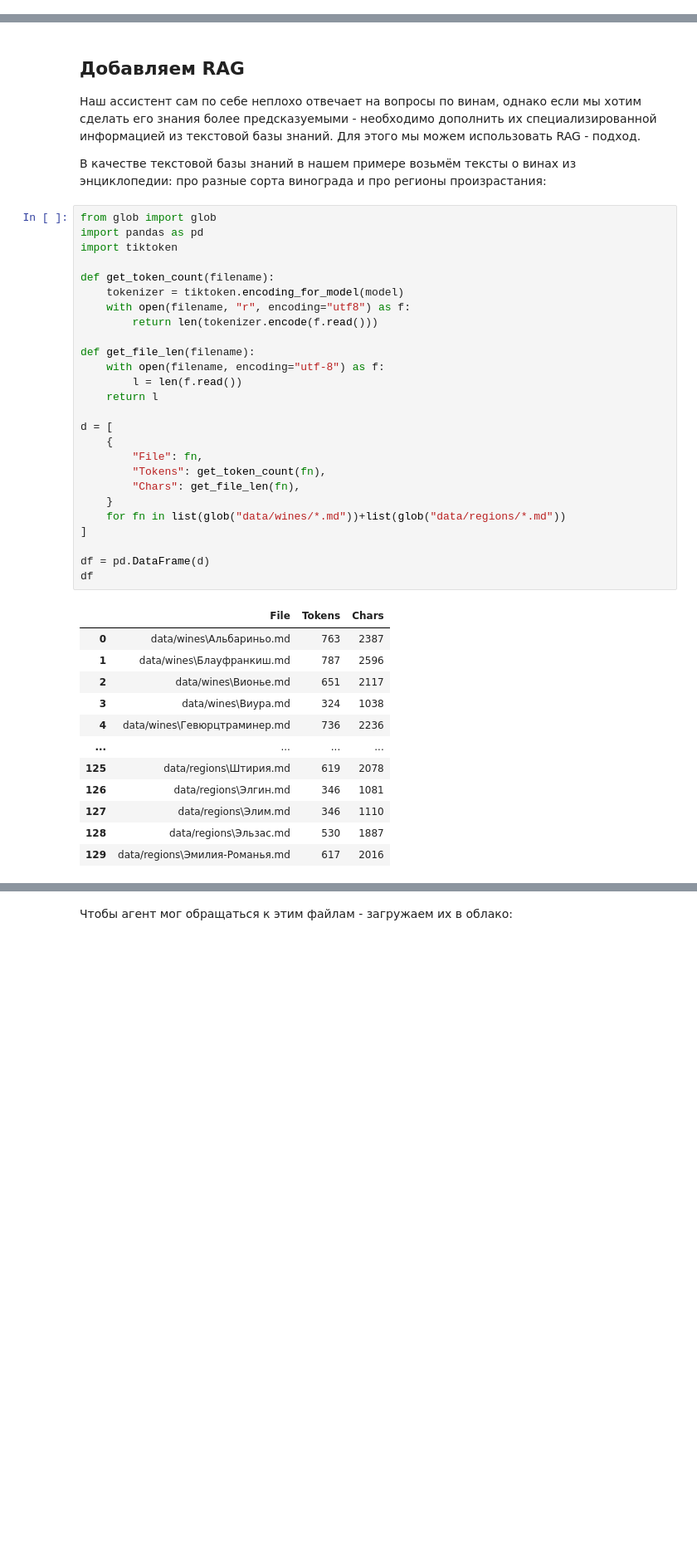
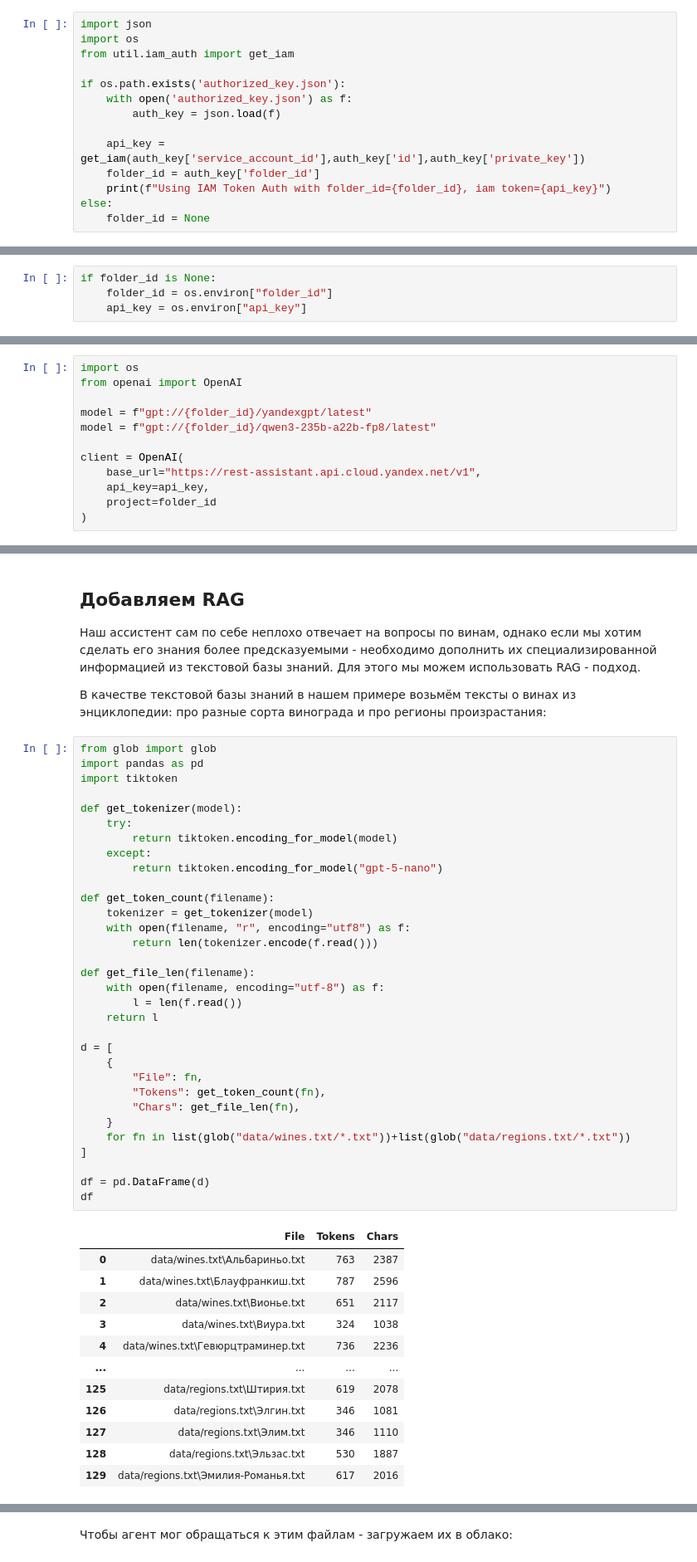
Before and after one commit to yandex-datasphere/advanced-assistant, a Jupyter notebook: advanced-assistant.ipynb, the cells around one changed output, grey strips where cells are left out. Shown: that part at 83% size. Saved outputs shown, nothing was run; the diff lists cells and outputs as text; blank space fills up the shorter version.

```diff
--- a/advanced-assistant.ipynb
+++ b/advanced-assistant.ipynb
@@ -39,0 +29,14 @@ client = OpenAI(
+# %%
+import json
+import os
+from util.iam_auth import get_iam
+
+if os.path.exists('authorized_key.json'):
+    with open('authorized_key.json') as f:
+        auth_key = json.load(f)
+
+    api_key = get_iam(auth_key['service_account_id'],auth_key['id'],auth_key['private_key'])
+    folder_id = auth_key['folder_id']
+    print(f"Using IAM Token Auth with folder_id={folder_id}, iam token={api_key}")
+else:
+    folder_id = None
@@ -39,0 +47,4 @@ client = OpenAI(
+# %%
+if folder_id is None:
+    folder_id = os.environ["folder_id"]
+    api_key = os.environ["api_key"]
@@ -40,3 +55,15 @@ client = OpenAI(
+# %%
+import os
+from openai import OpenAI
+
+model = f"gpt://{folder_id}/yandexgpt/latest"
+model = f"gpt://{folder_id}/qwen3-235b-a22b-fp8/latest"
+
+client = OpenAI(
+    base_url="https://rest-assistant.api.cloud.yandex.net/v1",
+    api_key=api_key,
+    project=folder_id
+)
 # %%
 res = client.responses.create(
     model = model,
@@ -683,42 +709,48 @@ printx(wine_agent("Сколько стоит самый дорогой Мерл
 # %%
 from glob import glob
 import pandas as pd
 import tiktoken
 
+def get_tokenizer(model):
+    try:
+        return tiktoken.encoding_for_model(model)
+    except:
+        return tiktoken.encoding_for_model("gpt-5-nano")
+
 def get_token_count(filename):
-    tokenizer = tiktoken.encoding_for_model(model)
+    tokenizer = get_tokenizer(model)
     with open(filename, "r", encoding="utf8") as f:
         return len(tokenizer.encode(f.read()))
 
 def get_file_len(filename):
     with open(filename, encoding="utf-8") as f:
         l = len(f.read())
     return l
 
 d = [
     {
         "File": fn,
         "Tokens": get_token_count(fn),
         "Chars": get_file_len(fn),
     }
-    for fn in list(glob("data/wines/*.md"))+list(glob("data/regions/*.md"))
+    for fn in list(glob("data/wines.txt/*.txt"))+list(glob("data/regions.txt/*.txt"))
 ]
 
 df = pd.DataFrame(d)
 df
 # %% [output]
 |  | File | Tokens | Chars |
-| 0 | data/wines\Альбариньо.md | 763 | 2387 |
-| 1 | data/wines\Блауфранкиш.md | 787 | 2596 |
-| 2 | data/wines\Вионье.md | 651 | 2117 |
-| 3 | data/wines\Виура.md | 324 | 1038 |
-| 4 | data/wines\Гевюрцтраминер.md | 736 | 2236 |
+| 0 | data/wines.txt\Альбариньо.txt | 763 | 2387 |
+| 1 | data/wines.txt\Блауфранкиш.txt | 787 | 2596 |
+| 2 | data/wines.txt\Вионье.txt | 651 | 2117 |
+| 3 | data/wines.txt\Виура.txt | 324 | 1038 |
+| 4 | data/wines.txt\Гевюрцтраминер.txt | 736 | 2236 |
 | ... | ... | ... | ... |
-| 125 | data/regions\Штирия.md | 619 | 2078 |
-| 126 | data/regions\Элгин.md | 346 | 1081 |
-| 127 | data/regions\Элим.md | 346 | 1110 |
-| 128 | data/regions\Эльзас.md | 530 | 1887 |
-| 129 | data/regions\Эмилия-Романья.md | 617 | 2016 |
+| 125 | data/regions.txt\Штирия.txt | 619 | 2078 |
+| 126 | data/regions.txt\Элгин.txt | 346 | 1081 |
+| 127 | data/regions.txt\Элим.txt | 346 | 1110 |
+| 128 | data/regions.txt\Эльзас.txt | 530 | 1887 |
+| 129 | data/regions.txt\Эмилия-Романья.txt | 617 | 2016 |
 130 rows × 3 columns
 # %% [markdown]
 Чтобы агент мог обращаться к этим файлам - загружаем их в облако:
```
Also changed, not shown: parts of 29 cells of this notebook, 2 other files.
